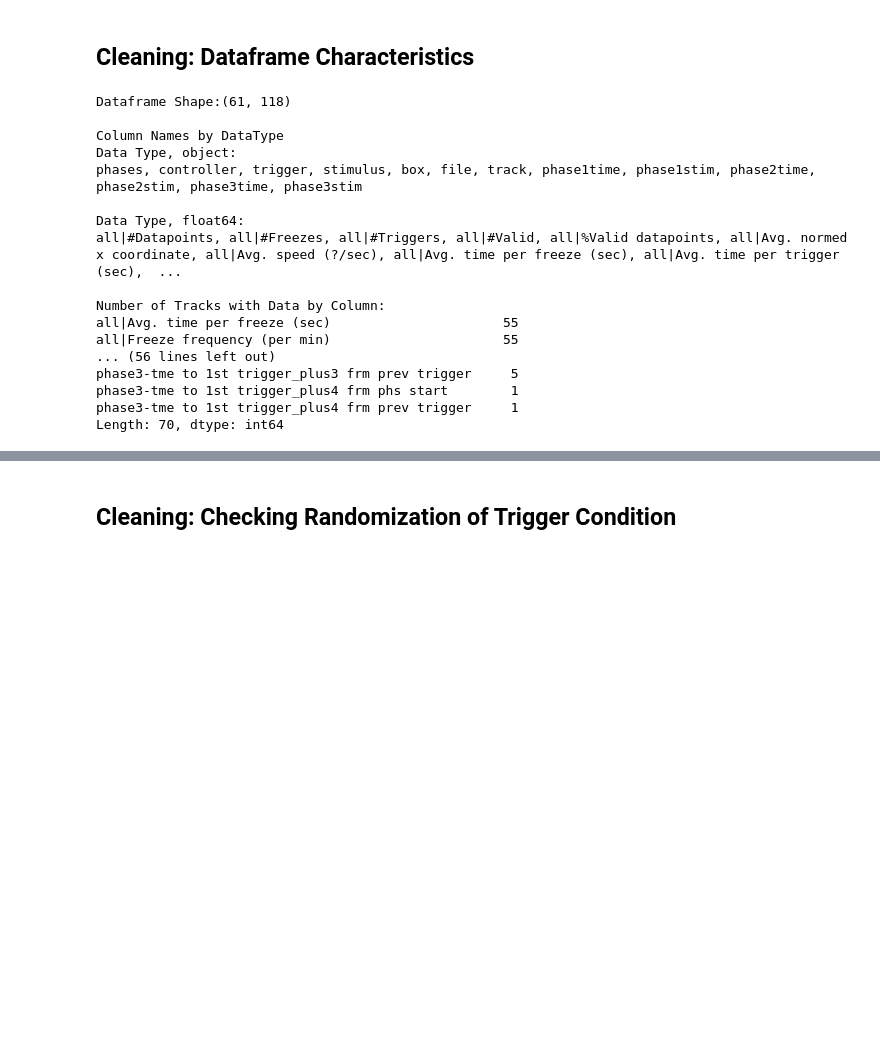
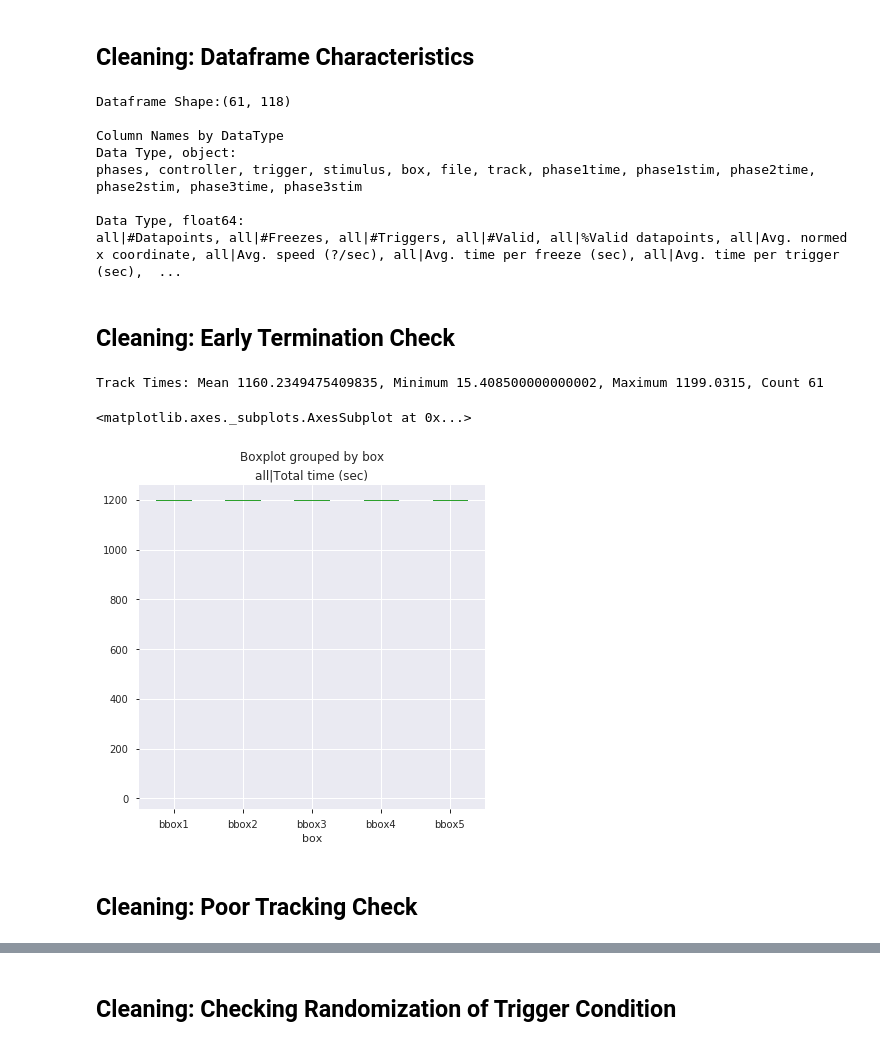
Before and after one commit to liffiton/ATLeS, a Jupyter notebook: notebooks/Atles-Stats-Descriptives.ipynb, the cells around one changed output, grey strips where cells are left out. Saved outputs shown, nothing was run; the diff lists cells and outputs as text; code cells hidden in the pictures; blank space fills up the shorter version.

```diff
--- a/notebooks/Atles-Stats-Descriptives.ipynb
+++ b/notebooks/Atles-Stats-Descriptives.ipynb
@@ -303,9 +284,9 @@ for dt in df.dtypes.unique():
     print(*list(df.select_dtypes(include=[dt]).columns), sep = ', ')
     print()
 
-print('Number of Tracks with Data by Column:')  #fix this
-print(df[df.isnull().any(axis=1)][df.columns[df.isnull().any()]].count())
-print()
+# print('Number of Tracks with Null Data by Column:')  #fix this
+# print(df[df.isnull().any(axis=1)][df.columns[df.isnull().any()]].count())
+# print()
 # %% [output]
 Dataframe Shape:(61, 118)
 
@@ -315,12 +296,17 @@ phases, controller, trigger, stimulus, box, file, track, phase1time, phase1stim,
 
 Data Type, float64:
 all|#Datapoints, all|#Freezes, all|#Triggers, all|#Valid, all|%Valid datapoints, all|Avg. normed x coordinate, all|Avg. speed (?/sec), all|Avg. time per freeze (sec), all|Avg. time per trigger (sec),  ...
-
-Number of Tracks with Data by Column:
-all|Avg. time per freeze (sec)                      55
-all|Freeze frequency (per min)                      55
-... (56 lines left out)
-phase3-tme to 1st trigger_plus3 frm prev trigger     5
-phase3-tme to 1st trigger_plus4 frm phs start        1
-phase3-tme to 1st trigger_plus4 frm prev trigger     1
-Length: 70, dtype: int64
+# %% [markdown]
+## Cleaning: Early Termination Check
+# %%
+print(f'''Track Times: Mean {df['all|Total time (sec)'].mean()}, Minimum {df['all|Total time (sec)'].min()}, Maximum {df['all|Total time (sec)'].max()}, Count {df['all|Total time (sec)'].count()}''')
+
+fig, ax = plt.subplots(1, 1, figsize=(6, 6))
+ax.ticklabel_format(useOffset=False) # prevents appearance of scientific notation on y axis
+df.boxplot(column='all|Total time (sec)', by='box', ax=ax)
+# %% [output]
+Track Times: Mean 1160.2349475409835, Minimum 15.408500000000002, Maximum 1199.0315, Count 61
+<matplotlib.axes._subplots.AxesSubplot at 0x...>
+[figure, added]
+# %% [markdown]
+## Cleaning: Poor Tracking Check
```
Also changed, not shown: parts of 17 cells of this notebook.
